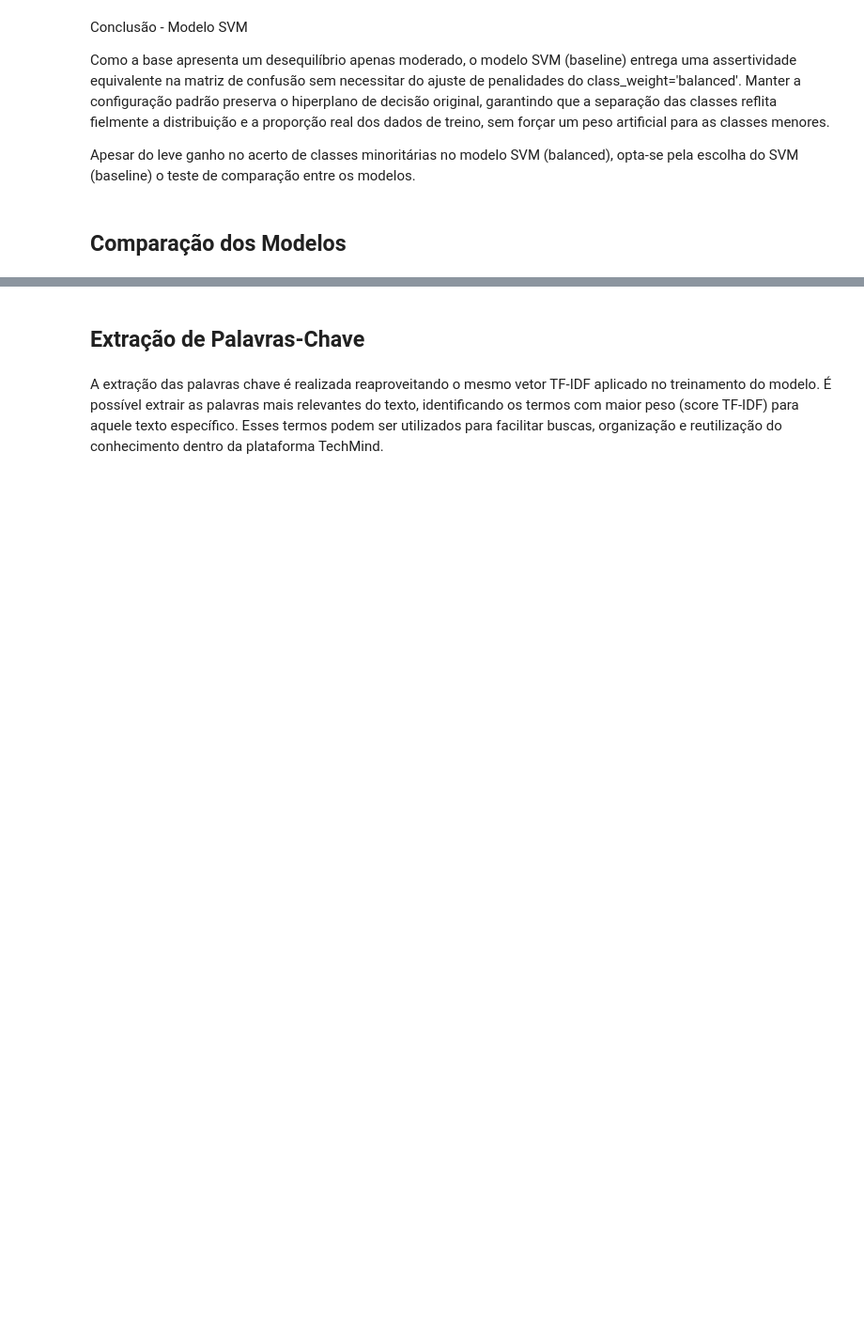
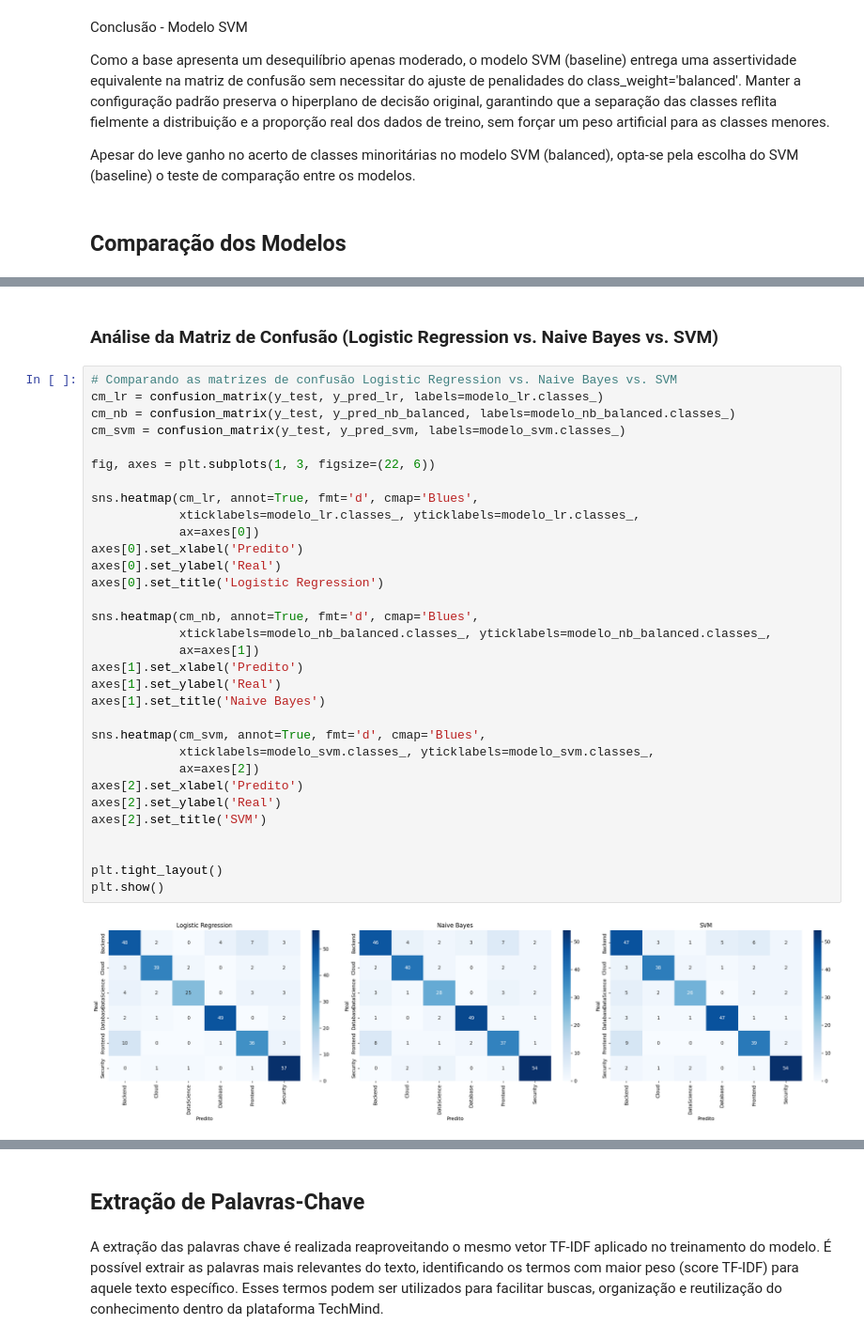
Before and after one commit to No-Country-simulation/g9-br-techmind-team10, a Jupyter notebook: datascience/notebooks/05_techmind.ipynb, the cells around one changed output, grey strips where cells are left out. Shown at 94% size. Cells and saved outputs as stored; diff of their text form; blank space fills up the shorter version.

Commit message:
Implementado os códigos para comparação dos modelos

```diff
--- a/datascience/notebooks/05_techmind.ipynb
+++ b/datascience/notebooks/05_techmind.ipynb
@@ -803,0 +848,36 @@ AGUARDANDO DESENVOLVIMENTOS DOS DEMAIS MODELOS PARA COMPARAÇÃO
+# %% [markdown]
+### Análise da Matriz de Confusão (Logistic Regression vs. Naive Bayes vs. SVM)
+# %%
+# Comparando as matrizes de confusão Logistic Regression vs. Naive Bayes vs. SVM
+cm_lr = confusion_matrix(y_test, y_pred_lr, labels=modelo_lr.classes_)
+cm_nb = confusion_matrix(y_test, y_pred_nb_balanced, labels=modelo_nb_balanced.classes_)
+cm_svm = confusion_matrix(y_test, y_pred_svm, labels=modelo_svm.classes_)
+
+fig, axes = plt.subplots(1, 3, figsize=(22, 6))
+
+sns.heatmap(cm_lr, annot=True, fmt='d', cmap='Blues',
+            xticklabels=modelo_lr.classes_, yticklabels=modelo_lr.classes_,
+            ax=axes[0])
+axes[0].set_xlabel('Predito')
+axes[0].set_ylabel('Real')
+axes[0].set_title('Logistic Regression')
+
+sns.heatmap(cm_nb, annot=True, fmt='d', cmap='Blues',
+            xticklabels=modelo_nb_balanced.classes_, yticklabels=modelo_nb_balanced.classes_,
+            ax=axes[1])
+axes[1].set_xlabel('Predito')
+axes[1].set_ylabel('Real')
+axes[1].set_title('Naive Bayes')
+
+sns.heatmap(cm_svm, annot=True, fmt='d', cmap='Blues',
+            xticklabels=modelo_svm.classes_, yticklabels=modelo_svm.classes_,
+            ax=axes[2])
+axes[2].set_xlabel('Predito')
+axes[2].set_ylabel('Real')
+axes[2].set_title('SVM')
+
+
+plt.tight_layout()
+plt.show()
+# %% [output]
+[figure, added]
```
Also changed, not shown: parts of 19 cells of this notebook.
